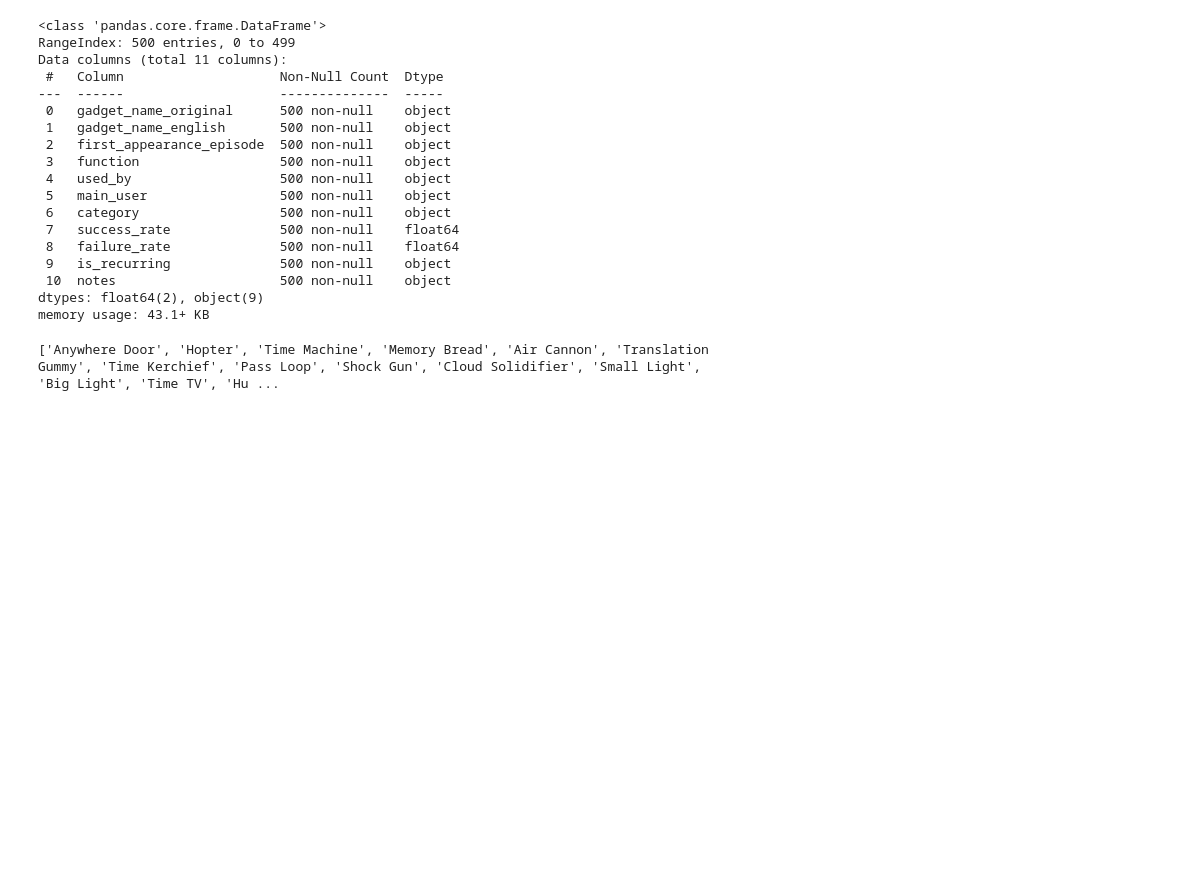
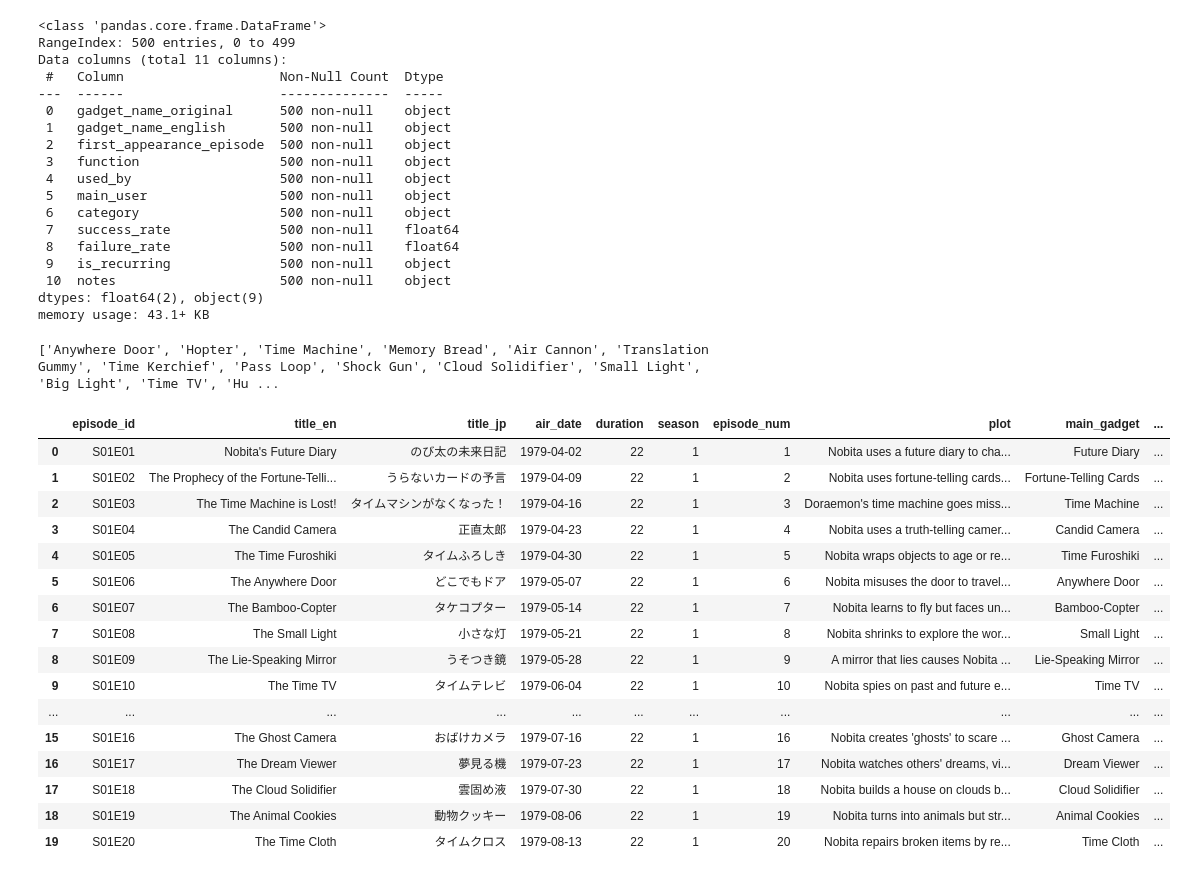
Before and after one commit to mudit-1711/python, a Jupyter notebook: pandas.ipynb, the cells around one changed output. Drawn from its saved outputs; the diff is of its cells as text; code cells hidden in the pictures; blank space fills up the shorter version.

```diff
--- a/pandas.ipynb
+++ b/pandas.ipynb
@@ -280,3 +280,26 @@ temp = [n for n in doremon_gadgets_name]
 print(temp)
 # %% [output]
 ['Anywhere Door', 'Hopter', 'Time Machine', 'Memory Bread', 'Air Cannon', 'Translation Gummy', 'Time Kerchief', 'Pass Loop', 'Shock Gun', 'Cloud Solidifier', 'Small Light', 'Big Light', 'Time TV', 'Hu ...
+# %%
+import pandas as pd
+doremon_episose=pd.read_csv(r'D:\python\datasets\doremon dataset\episodes_list.csv')
+# %%
+doremon_episose.head(20)
+# %% [output]
+|  | episode_id | title_en | title_jp | air_date | duration | season | episode_num | plot | main_gadget | ... |
+| 0 | S01E01 | Nobita's Future Diary | のび太の未来日記 | 1979-04-02 | 22 | 1 | 1 | Nobita uses a future diary to cha... | Future Diary | ... |
+| 1 | S01E02 | The Prophecy of the Fortune-Telli... | うらないカードの予言 | 1979-04-09 | 22 | 1 | 2 | Nobita uses fortune-telling cards... | Fortune-Telling Cards | ... |
+| 2 | S01E03 | The Time Machine is Lost! | タイムマシンがなくなった！ | 1979-04-16 | 22 | 1 | 3 | Doraemon's time machine goes miss... | Time Machine | ... |
+| 3 | S01E04 | The Candid Camera | 正直太郎 | 1979-04-23 | 22 | 1 | 4 | Nobita uses a truth-telling camer... | Candid Camera | ... |
+| 4 | S01E05 | The Time Furoshiki | タイムふろしき | 1979-04-30 | 22 | 1 | 5 | Nobita wraps objects to age or re... | Time Furoshiki | ... |
+| 5 | S01E06 | The Anywhere Door | どこでもドア | 1979-05-07 | 22 | 1 | 6 | Nobita misuses the door to travel... | Anywhere Door | ... |
+| 6 | S01E07 | The Bamboo-Copter | タケコプター | 1979-05-14 | 22 | 1 | 7 | Nobita learns to fly but faces un... | Bamboo-Copter | ... |
+| 7 | S01E08 | The Small Light | 小さな灯 | 1979-05-21 | 22 | 1 | 8 | Nobita shrinks to explore the wor... | Small Light | ... |
+| 8 | S01E09 | The Lie-Speaking Mirror | うそつき鏡 | 1979-05-28 | 22 | 1 | 9 | A mirror that lies causes Nobita ... | Lie-Speaking Mirror | ... |
+| 9 | S01E10 | The Time TV | タイムテレビ | 1979-06-04 | 22 | 1 | 10 | Nobita spies on past and future e... | Time TV | ... |
+| ... | ... | ... | ... | ... | ... | ... | ... | ... | ... | ... |
+| 15 | S01E16 | The Ghost Camera | おばけカメラ | 1979-07-16 | 22 | 1 | 16 | Nobita creates 'ghosts' to scare ... | Ghost Camera | ... |
+| 16 | S01E17 | The Dream Viewer | 夢見る機 | 1979-07-23 | 22 | 1 | 17 | Nobita watches others' dreams, vi... | Dream Viewer | ... |
+| 17 | S01E18 | The Cloud Solidifier | 雲固め液 | 1979-07-30 | 22 | 1 | 18 | Nobita builds a house on clouds b... | Cloud Solidifier | ... |
+| 18 | S01E19 | The Animal Cookies | 動物クッキー | 1979-08-06 | 22 | 1 | 19 | Nobita turns into animals but str... | Animal Cookies | ... |
+| 19 | S01E20 | The Time Cloth | タイムクロス | 1979-08-13 | 22 | 1 | 20 | Nobita repairs broken items by re... | Time Cloth | ... |
```
Also changed, not shown: parts of 1 cell of this notebook.
